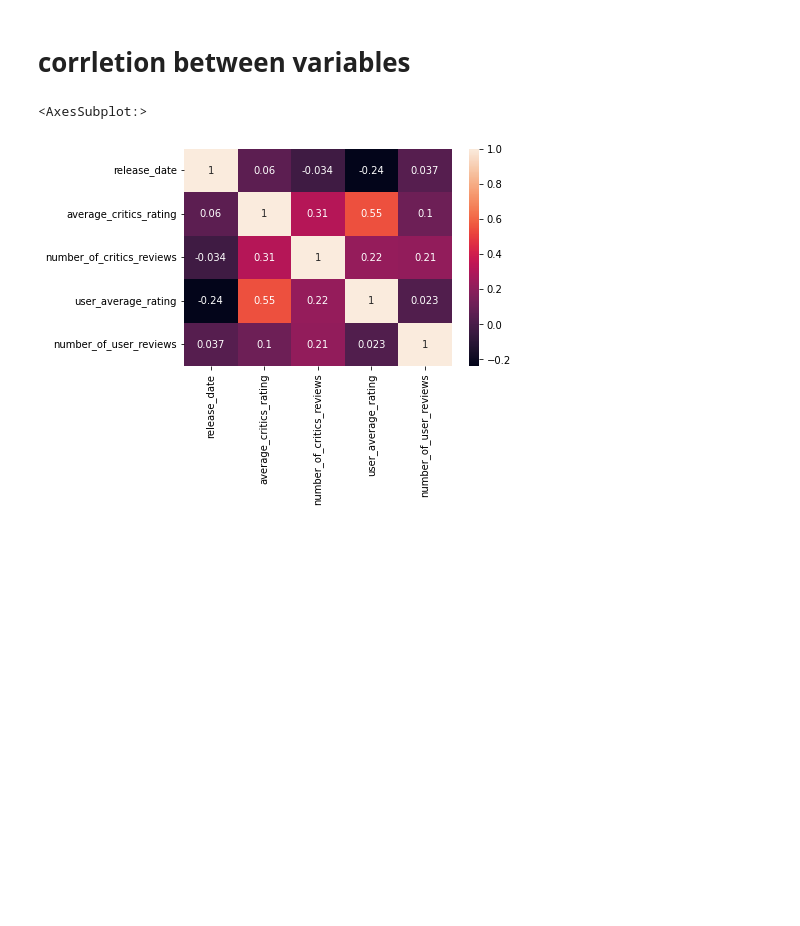
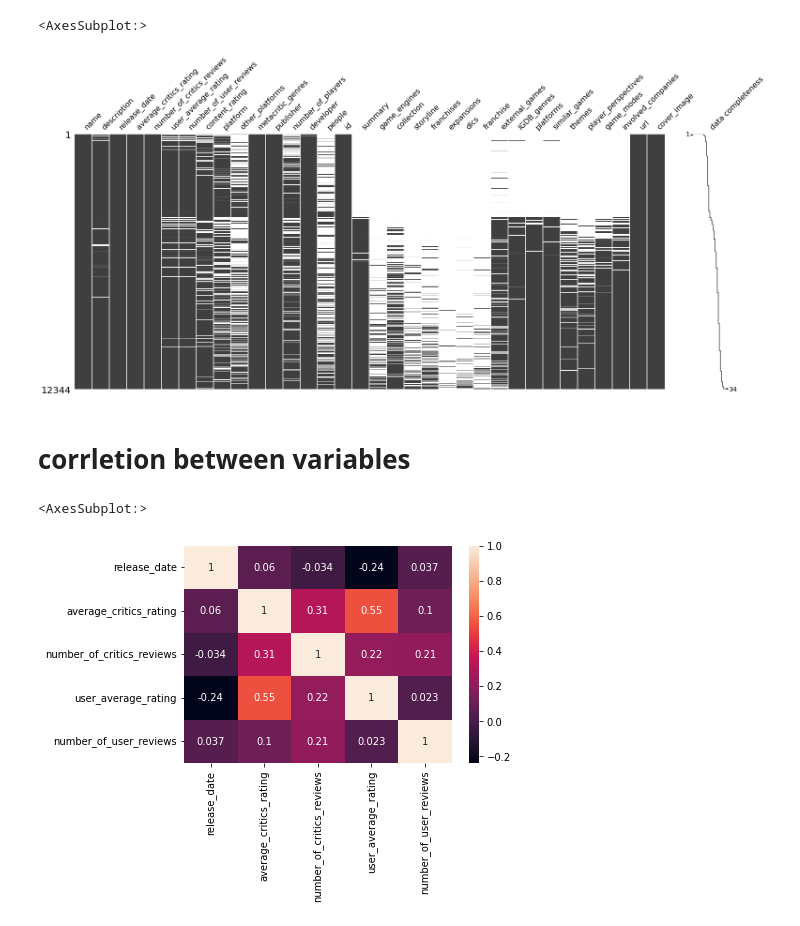
Before and after one commit to NawafaBukhari/video_games_recommending_system, a Jupyter notebook: EDA.ipynb, the cells around one changed output. Drawn from its saved outputs; the diff is of its cells as text; code cells hidden in the pictures; blank space fills up the shorter version.

```diff
--- a/EDA.ipynb
+++ b/EDA.ipynb
@@ -69,4 +70,9 @@ involved_companies            4628
 dtype: int64
+# %%
+msno.matrix(df, labels=True, filter="bottom", sort="ascending", n=35)
+# %% [output]
+<AxesSubplot:>
+[figure, added]
 # %%
 corelation = df.corr()
 # %% [markdown]
```
Also changed, not shown: parts of 5 cells of this notebook.
